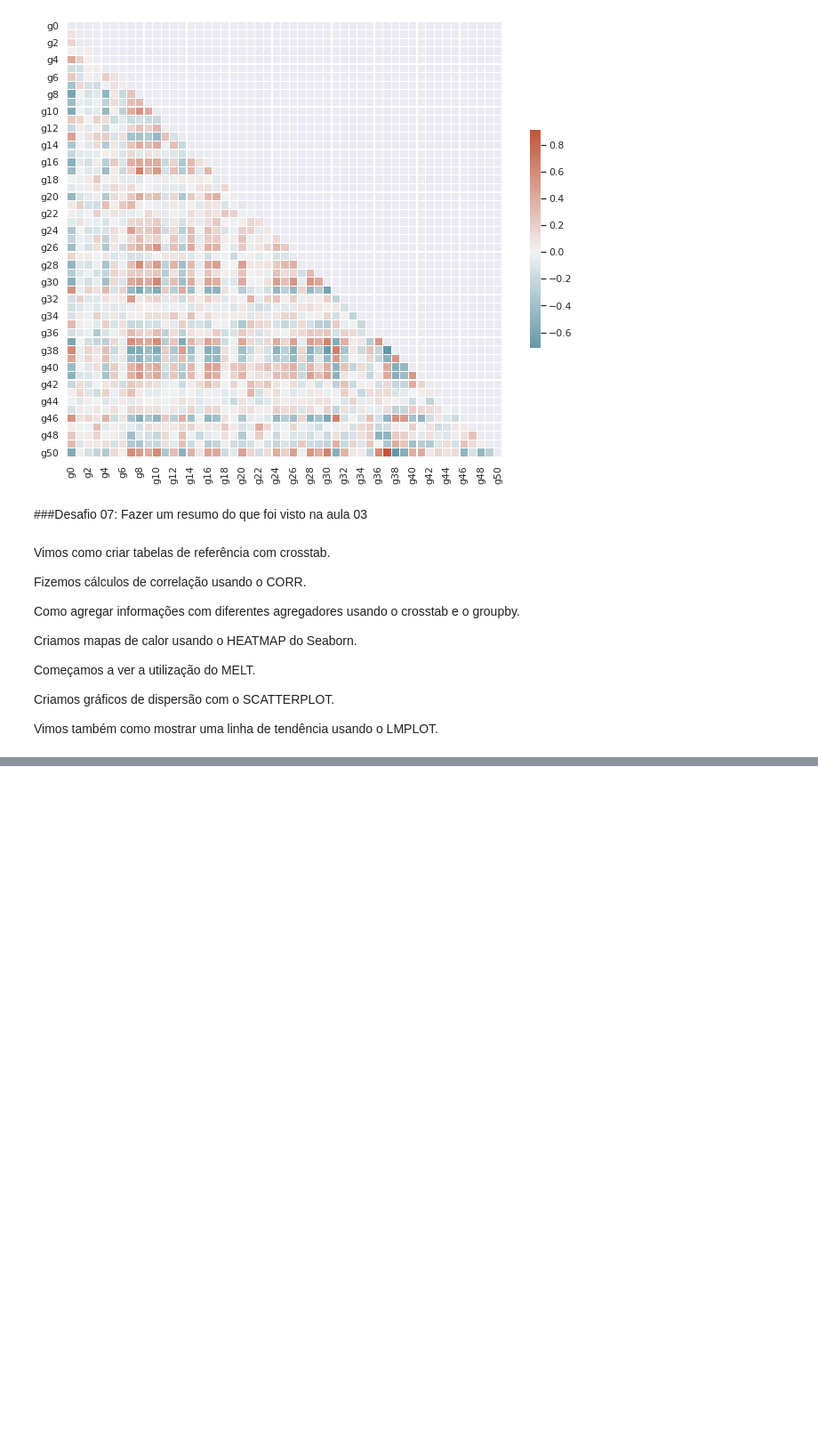
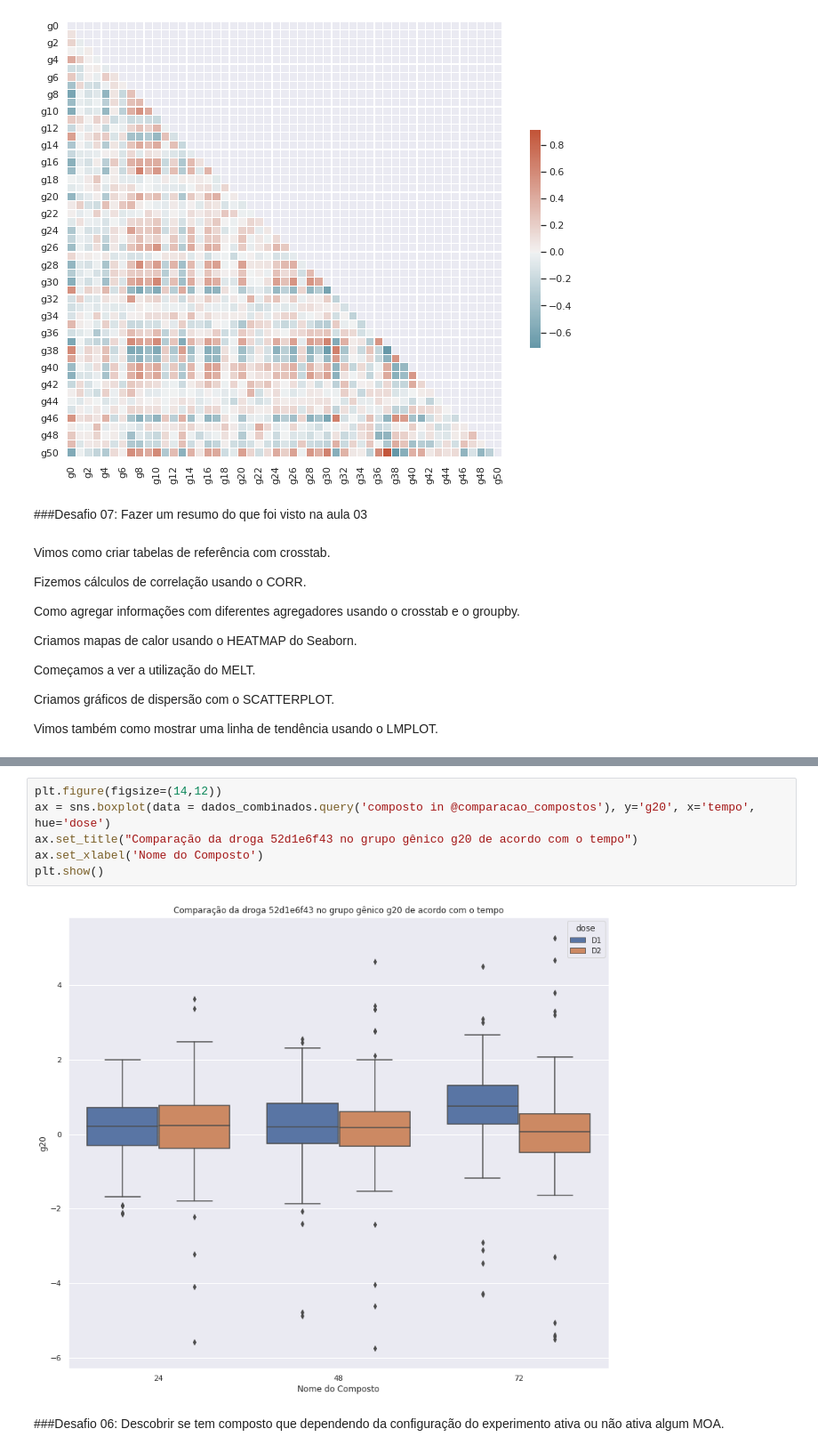
Before and after one commit to collinsdaniel/imersao_dados_3_alura, a Jupyter notebook: ImersaoDados.ipynb, the cells around one changed output, grey strips where cells are left out. Shown at 89% size. Drawn from its saved outputs; the diff is of its cells as text; blank space fills up the shorter version.

```diff
--- a/ImersaoDados.ipynb
+++ b/ImersaoDados.ipynb
@@ -1034,0 +1256,10 @@ Vimos também como mostrar uma linha de tendência usando o LMPLOT.
+# %%
+plt.figure(figsize=(14,12))
+ax = sns.boxplot(data = dados_combinados.query('composto in @comparacao_compostos'), y='g20', x='tempo', hue='dose')
+ax.set_title("Comparação da droga 52d1e6f43 no grupo gênico g20 de acordo com o tempo")
+ax.set_xlabel('Nome do Composto')
+plt.show()
+# %% [output]
+[figure, added]
+# %% [markdown]
+###Desafio 06: Descobrir se tem composto que dependendo da configuração do experimento ativa ou não ativa algum MOA.
```
Also changed, not shown: parts of 37 cells of this notebook.
